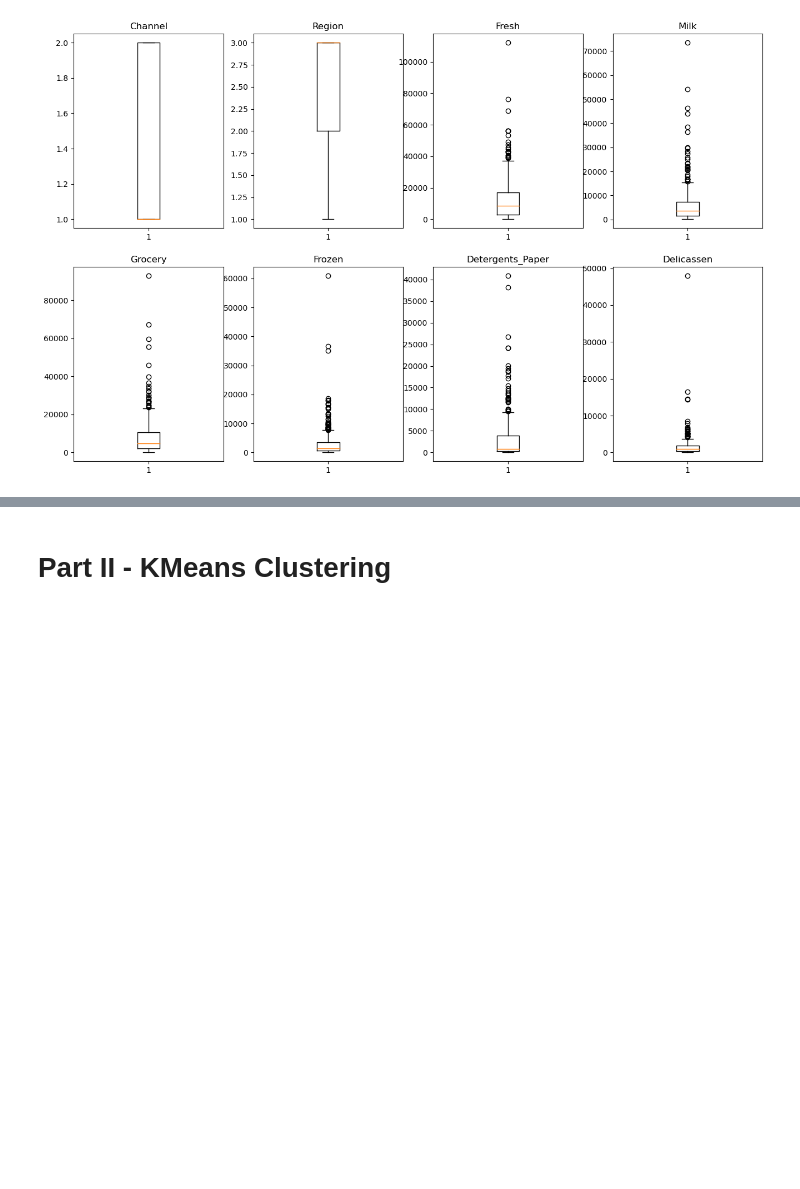
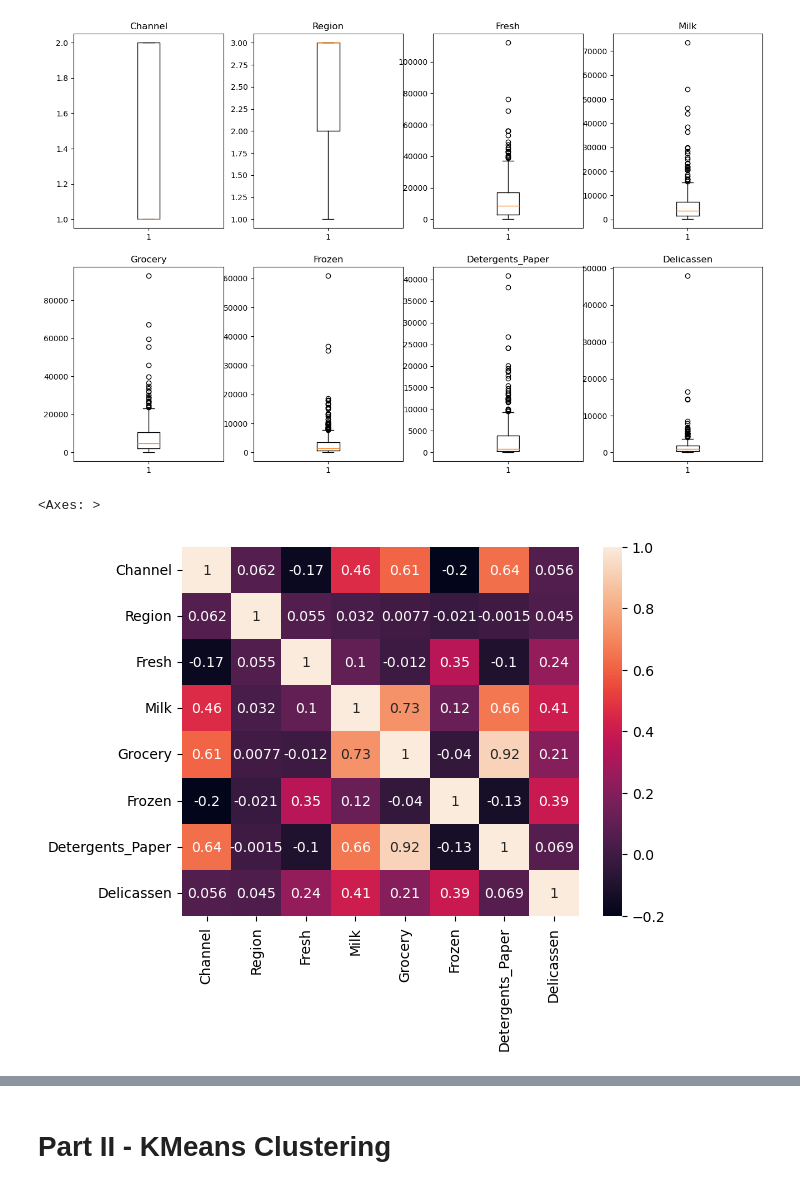
Before and after one commit to SBangarh/ml-project-unsupervised-learning, a Jupyter notebook: Unsupervised Learning - Project.ipynb, the cells around one changed output, grey strips where cells are left out. Drawn from its saved outputs; the diff is of its cells as text; code cells hidden in the pictures; blank space fills up the shorter version.

Commit message:
explored the data, formed ideas

```diff
--- a/Unsupervised Learning - Project.ipynb
+++ b/Unsupervised Learning - Project.ipynb
@@ -220,2 +225,10 @@ make_boxplot(copy_data, copy_data.columns, 2, 4, (16, 10))
 # %% [output]
 [figure]
+# %%
+# Heat map
+
+correlation = copy_data.corr()
+sns.heatmap(correlation, annot=True)
+# %% [output]
+<Axes: >
+[figure, added]
```
Also changed, not shown: parts of 5 cells of this notebook.
